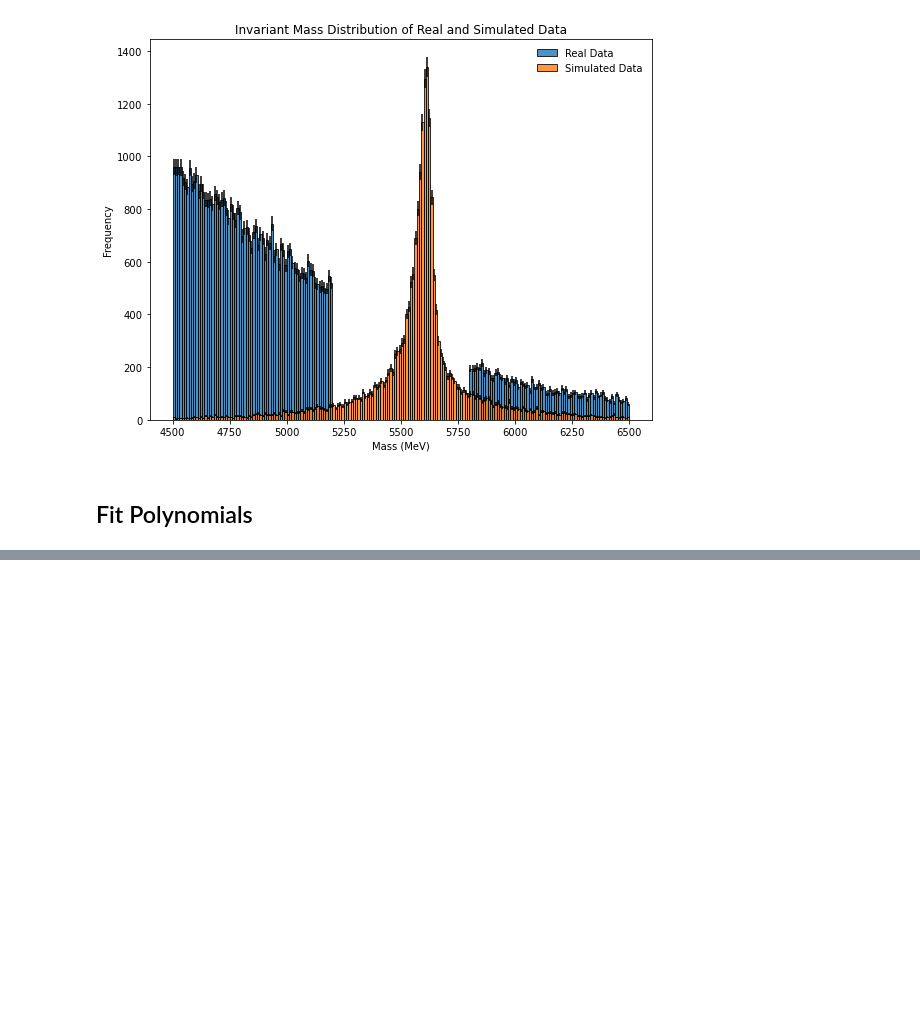
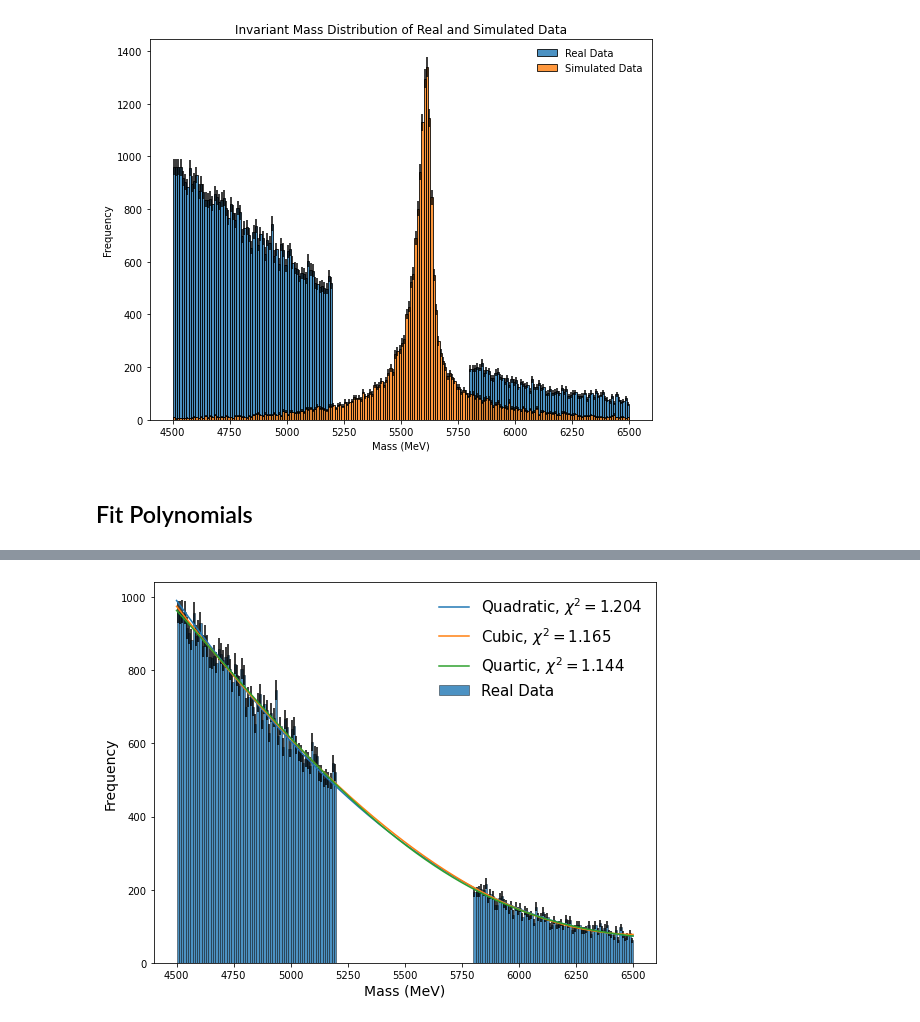
Before and after one commit to ChandlerKenworthy/Y4RareDecayProject, a Jupyter notebook: background_fitting/ModelBackground.ipynb, the cells around one changed output, grey strips where cells are left out. Cells and saved outputs as stored; diff of their text form; code cells hidden in the pictures; blank space fills up the shorter version.

```diff
--- a/background_fitting/ModelBackground.ipynb
+++ b/background_fitting/ModelBackground.ipynb
@@ -86,0 +80,41 @@ with open('/home/user211/project/fit_params.txt', 'w') as f:
+# %%
+def chi_square_dof(model, params, data, significane=0.05):
+    """
+    Calculate the chi-squared per degree of freedom for some data and a model
+
+    Returns
+    -------
+    chi_square_dof : float
+        The value of the chi squared per degrees of freedom statistic for
+        the distribution under test.
+
+    accept_model : bool
+        Whether to accept (true) or reject (false) the model based on the
+        chi-squared statistic calculated and the significance level. By
+        default this is a 5% two-tailed test.
+    """
+    from scipy.stats import chi2
+    df = len(data[:,0]) - len(params)
+    test_value = chi2.ppf(1-significane, df)/df
+    chi_square = np.sum(((data[:,1]-model(data[:,0], *params))/data[:,2])**2)
+    chi_squared_dof = chi_square/df
+    return chi_squared_dof, chi_squared_dof < test_value
+
+quadratic_chi = chi_square_dof(bf.quadratic, popt1, d1)[0]
+cubic_chi = chi_square_dof(bf.cubic, popt2, d1)[0]
+quartic_chi = chi_square_dof(bf.quartic, popt3, d1)[0]
+
+fig, ax = plt.subplots(1, 1, figsize=(9, 7))
+func_x = np.linspace(low_mass_limit, high_mass_limit, 500)
+ax.bar(d1[:,0], d1[:,1], width=bin_width, yerr=d1[:,2], label='Real Data', edgecolor='k', linewidth=0.5, alpha=0.8)
+ax.plot(func_x, bf.quadratic(func_x, *popt1), label=rf'Quadratic, $\chi^2={quadratic_chi:.3f}$')
+ax.plot(func_x, bf.cubic(func_x, *popt2), label=rf'Cubic, $\chi^2={cubic_chi:.3f}$')
+ax.plot(func_x, bf.quartic(func_x, *popt3), label=rf'Quartic, $\chi^2={quartic_chi:.3f}$')
+ax.set_xlabel('Mass (MeV)', fontsize=14)
+ax.set_ylabel('Frequency', fontsize=14)
+plt.legend(frameon=False, prop={'size': 15})
+#plt.title('Invariant Mass Distribution of Real and Simulated Data')
+plt.savefig('/home/user211/project/images/BackgroundFits/PolyFitsWithChiSquare.png', dpi=800)
+plt.show()
+# %% [output]
+[figure, added]
```
Also changed, not shown: parts of 2 cells of this notebook, 2 other files.
